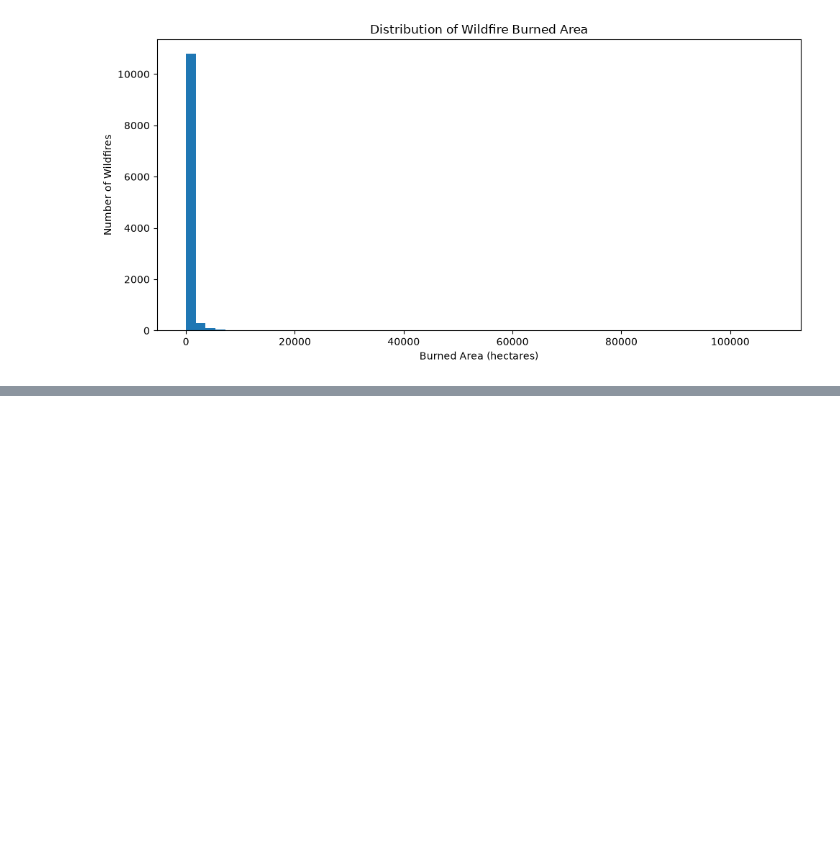
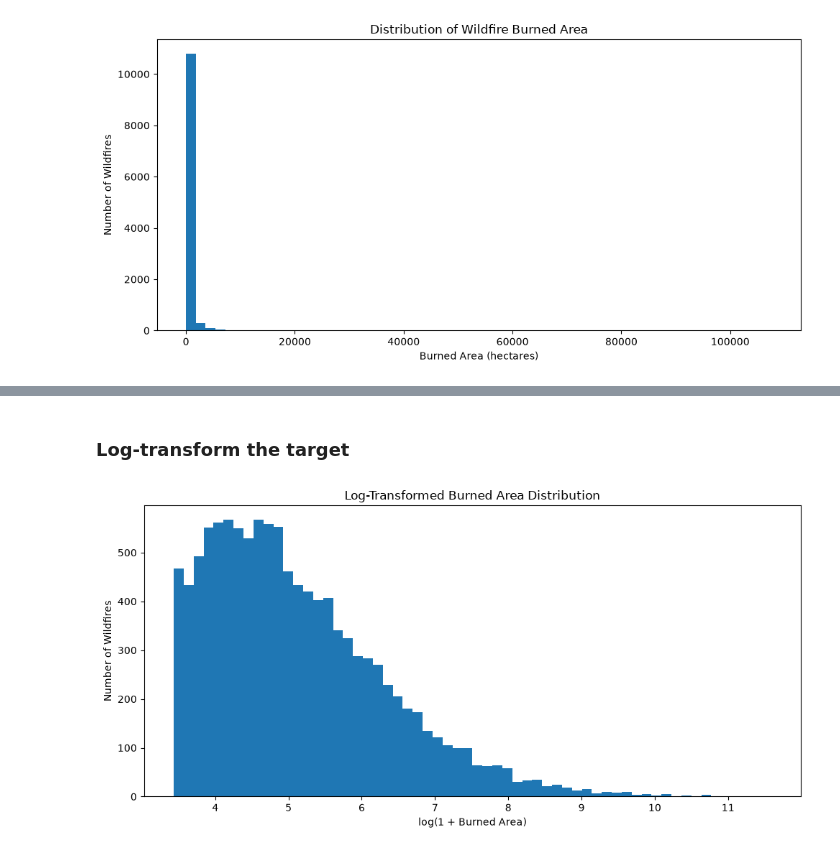
Before and after one commit to mraznyrazeek/ML-Based-Forest-Fire-Prediction-Project, a Jupyter notebook: backend/notebooks/01_mesogeos_data_investigation.ipynb, the cells around one changed output, grey strips where cells are left out. Cells and saved outputs as stored; diff of their text form; code cells hidden in the pictures; blank space fills up the shorter version.

Commit message:
Working on Data visualisation and findings

```diff
--- a/backend/notebooks/01_mesogeos_data_investigation.ipynb
+++ b/backend/notebooks/01_mesogeos_data_investigation.ipynb
@@ -351,0 +364,19 @@ plt.show()
+# %% [markdown]
+### Log-transform the target
+# %%
+# Log-transformed burned-area distribution
+
+log_burned_area = np.log1p(df["burned_area_ha"])
+
+plt.figure(figsize=(10, 5))
+
+plt.hist(log_burned_area, bins=60)
+
+plt.title("Log-Transformed Burned Area Distribution")
+plt.xlabel("log(1 + Burned Area)")
+plt.ylabel("Number of Wildfires")
+
+plt.tight_layout()
+plt.show()
+# %% [output]
+[figure, added]
```
Also changed, not shown: parts of 34 cells of this notebook.
